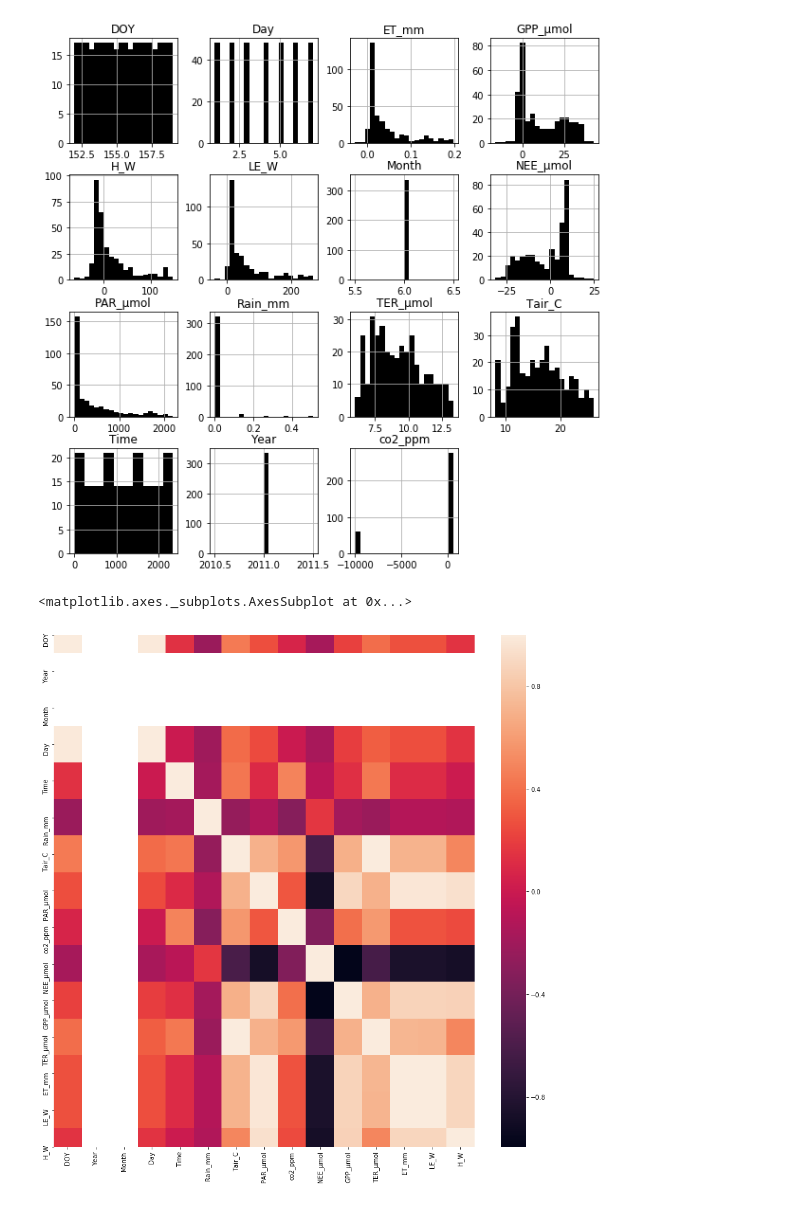
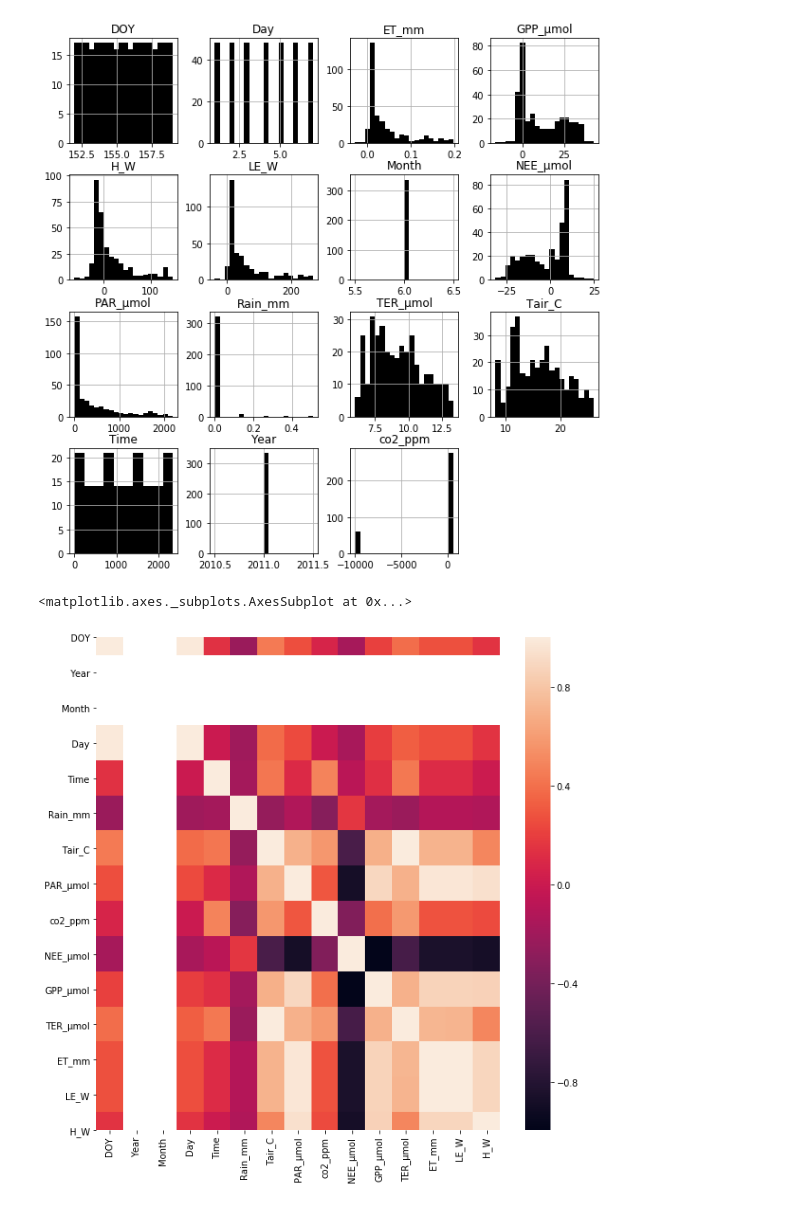
Before and after one commit to dehuazhu/UwisAna, a Jupyter notebook: uwisAnalysis.ipynb, the cells around one changed output. Saved outputs shown, nothing was run; the diff lists cells and outputs as text; code cells hidden in the pictures.

```diff
--- a/uwisAnalysis.ipynb
+++ b/uwisAnalysis.ipynb
@@ -23,8 +23,8 @@ data.hist(bins=20, figsize=(10,10),color='black');
 # %%
 import matplotlib.pyplot as plt
 import seaborn as sns
-plt.figure(figsize=(15,15))
+plt.figure(figsize=(10,10))
 sns.heatmap(data.corr())
 # %% [output]
 <matplotlib.axes._subplots.AxesSubplot at 0x...>
-[figure, old version]
+[figure, new version]
```
Also changed, not shown: parts of 4 cells of this notebook.
